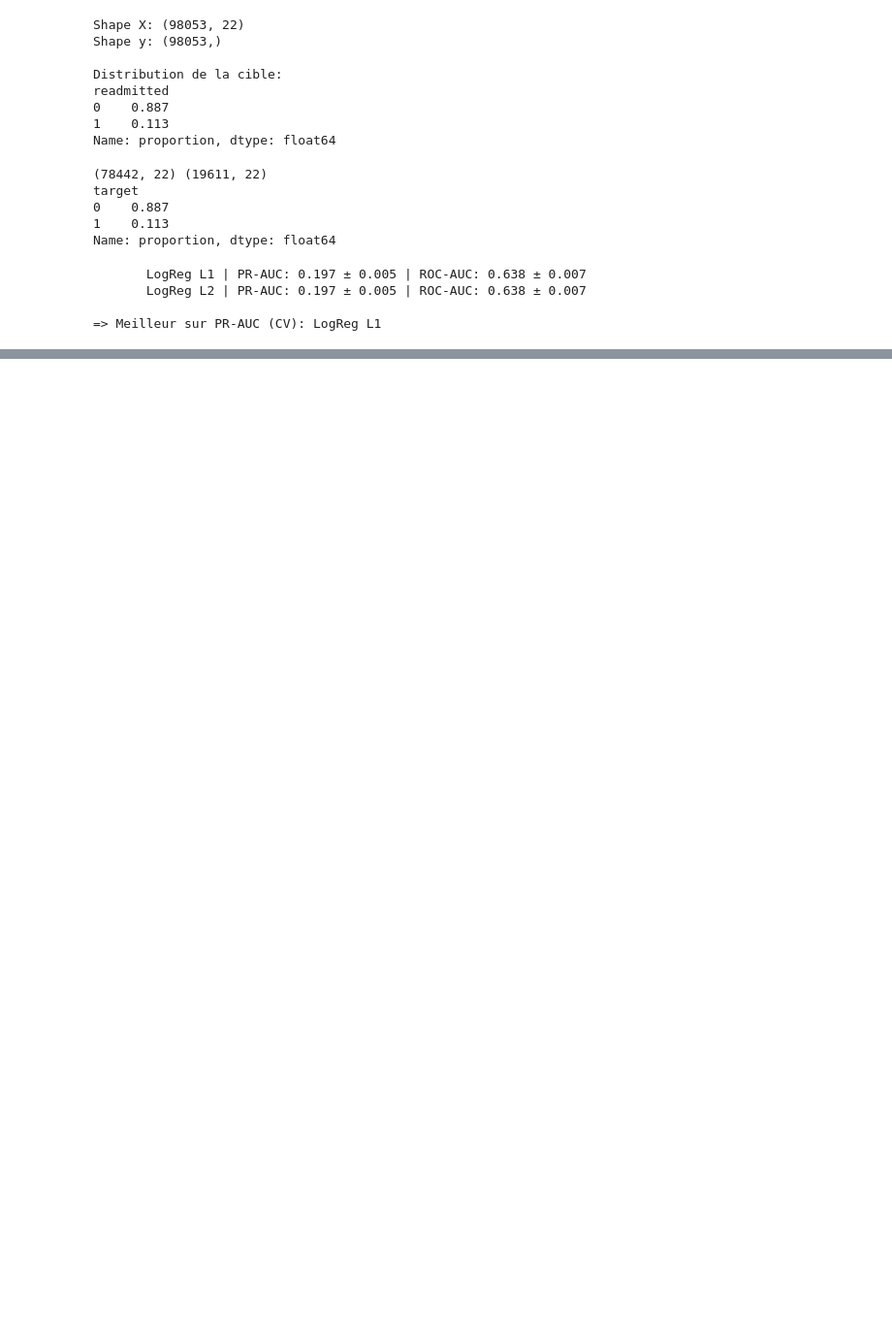
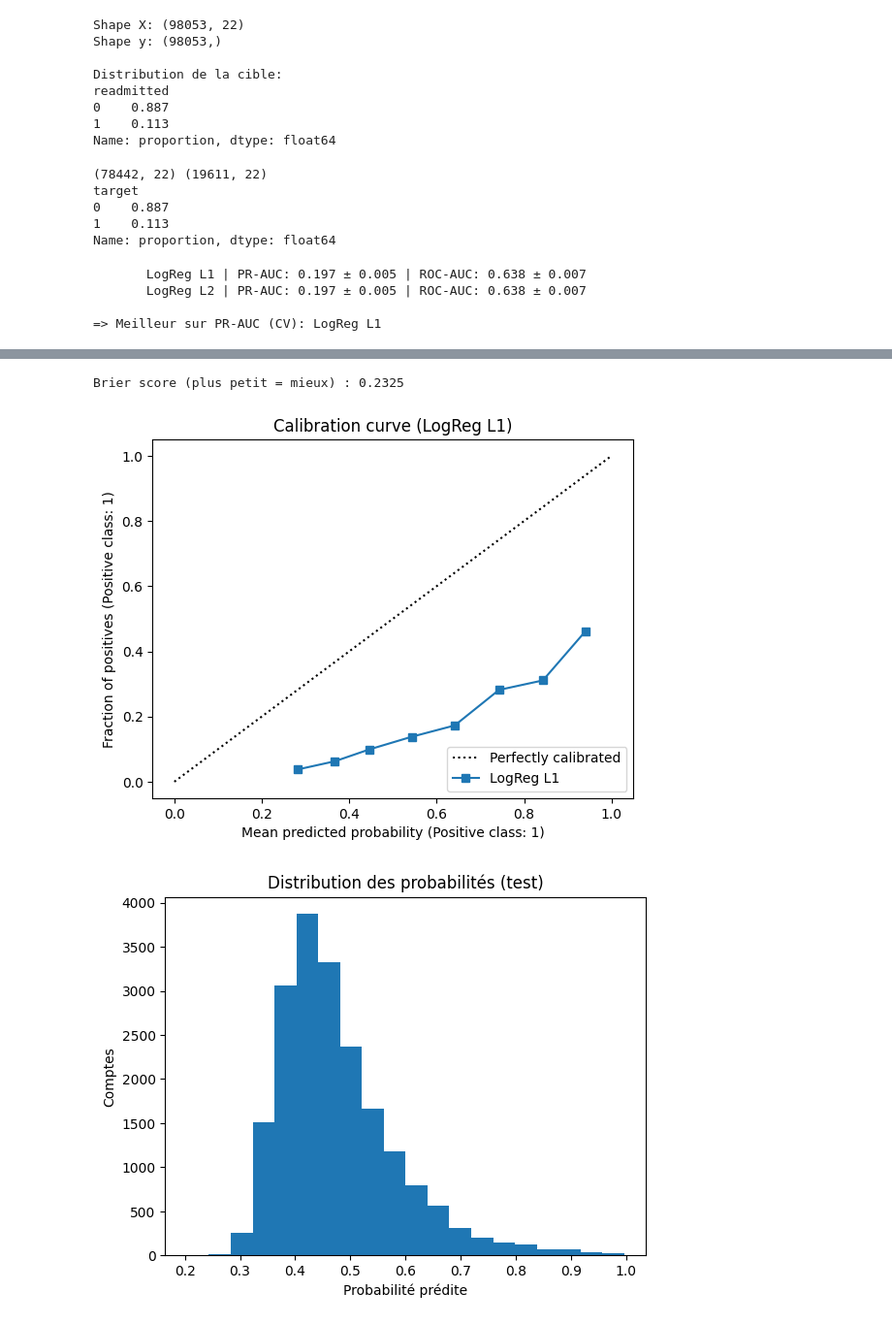
Before and after one commit to Kelian2909/applied, a Jupyter notebook: 3-modèles interprétables.ipynb, the cells around one changed output, grey strips where cells are left out. Shown: that part at 97% size. Saved outputs shown, nothing was run; the diff lists cells and outputs as text; code cells hidden in the pictures; blank space fills up the shorter version.

Commit message:
docs: README corrigé + résultats LogReg L1 (PR-AUC/ROC-AUC, calibration)

```diff
--- a/3-modèles interprétables.ipynb
+++ b/3-modèles interprétables.ipynb
@@ -98,3 +98,15 @@ print("\n=> Meilleur sur PR-AUC (CV):", best_name)
        LogReg L2 | PR-AUC: 0.197 ± 0.005 | ROC-AUC: 0.638 ± 0.007
 
 => Meilleur sur PR-AUC (CV): LogReg L1
+# %%
+# --- Entraînement final du meilleur modèle ---
+best_pipe.fit(X_train, y_train)
+
+# Probabilités sur test
+proba_test = best_pipe.predict_proba(X_test)[:, 1]
+
+# Évaluation des performances (indépendantes du seuil)
+pr_auc = average_precision_score(y_test, proba_test)
+roc_auc = roc_auc_score(y_test, proba_test)
+print(f"\nTest PR-AUC  : {pr_auc:.3f}")
+print(f"Test ROC-AUC : {roc_auc:.3f}")
@@ -100,0 +149,21 @@ print("\n=> Meilleur sur PR-AUC (CV):", best_name)
+# %%
+from sklearn.metrics import brier_score_loss
+from sklearn.calibration import CalibrationDisplay
+import matplotlib.pyplot as plt
+
+brier = brier_score_loss(y_test, proba_test)
+print(f"Brier score (plus petit = mieux) : {brier:.4f}")
+
+disp = CalibrationDisplay.from_predictions(y_test, proba_test, n_bins=10, name=best_name)
+plt.title(f"Calibration curve ({best_name})")
+plt.show()
+
+plt.hist(proba_test, bins=20)
+plt.xlabel("Probabilité prédite")
+plt.ylabel("Comptes")
+plt.title("Distribution des probabilités (test)")
+plt.show()
+# %% [output]
+Brier score (plus petit = mieux) : 0.2325
+[figure, added]
+[figure, added]
```
Also changed, not shown: parts of 4 cells of this notebook, 1 other file.
